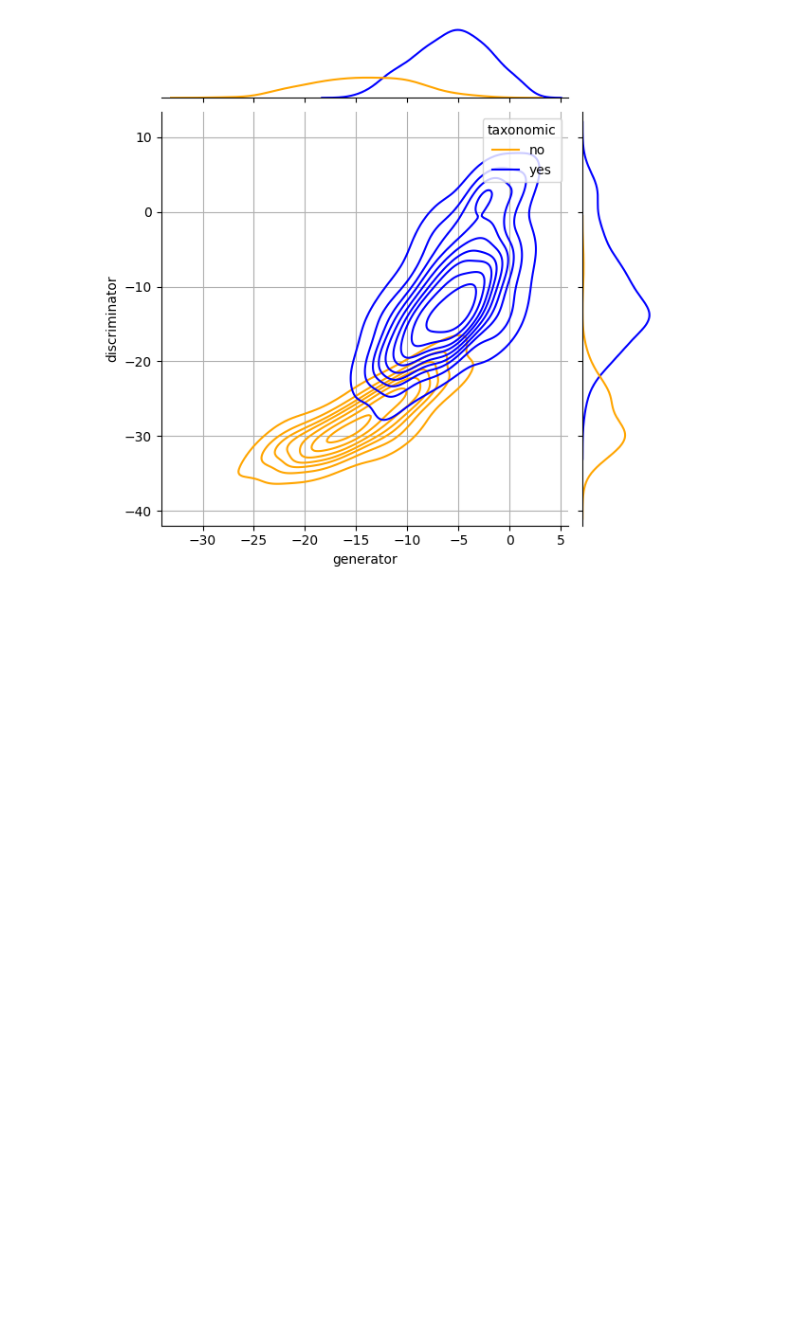
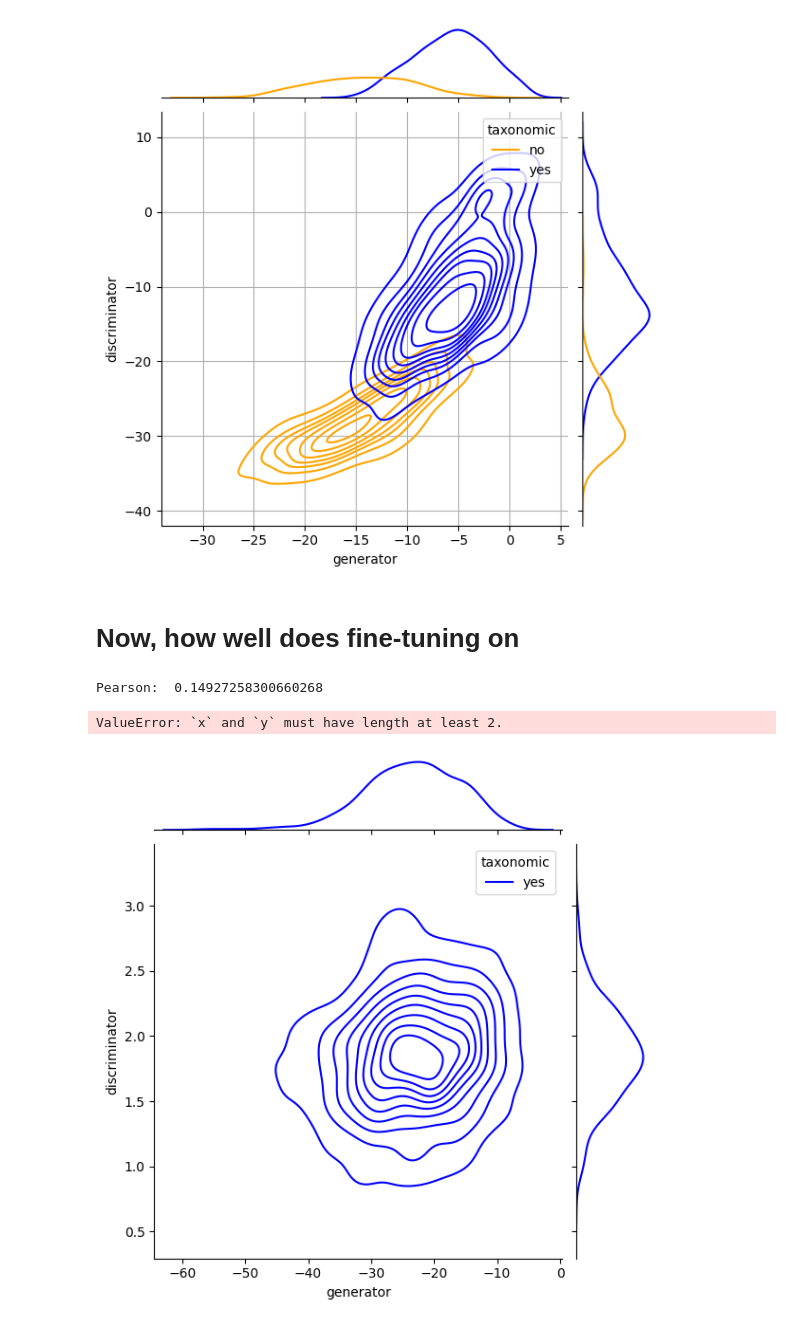
Before and after one commit to juand-r/lexical-inconsistency, a Jupyter notebook: notebooks/ranking-loss-training.ipynb, the cells around one changed output. Saved outputs shown, nothing was run; the diff lists cells and outputs as text; code cells hidden in the pictures; blank space fills up the shorter version.

Commit message:
updated with triviaQA

```diff
--- a/notebooks/ranking-loss-training.ipynb
+++ b/notebooks/ranking-loss-training.ipynb
@@ -366,0 +373,16 @@ Pearson for neg:  0.8039618630667876
+# %%
+disc = torch.load('../outputs/logodds/gemma-2-2b--trivia-qa--disc-few.pt', weights_only=True)
+gen = torch.load('../outputs/logodds/gemma-2-2b--trivia-qa--gen-zero.pt', weights_only=True)
+# %%
+from collections import namedtuple
+I = namedtuple("Item", "taxonomic")
+# %%
+Lt = [I('yes') for i in range(len(disc))]
+# %% [markdown]
+# Now, how well does fine-tuning on
+# %%
+viz.plot_correlations(Lt, gen, disc)
+# %% [output]
+Pearson:  0.14927258300660268
+ValueError: `x` and `y` must have length at least 2.
+[figure, added]
```
Also changed, not shown: parts of 14 cells of this notebook, 4 other files.
